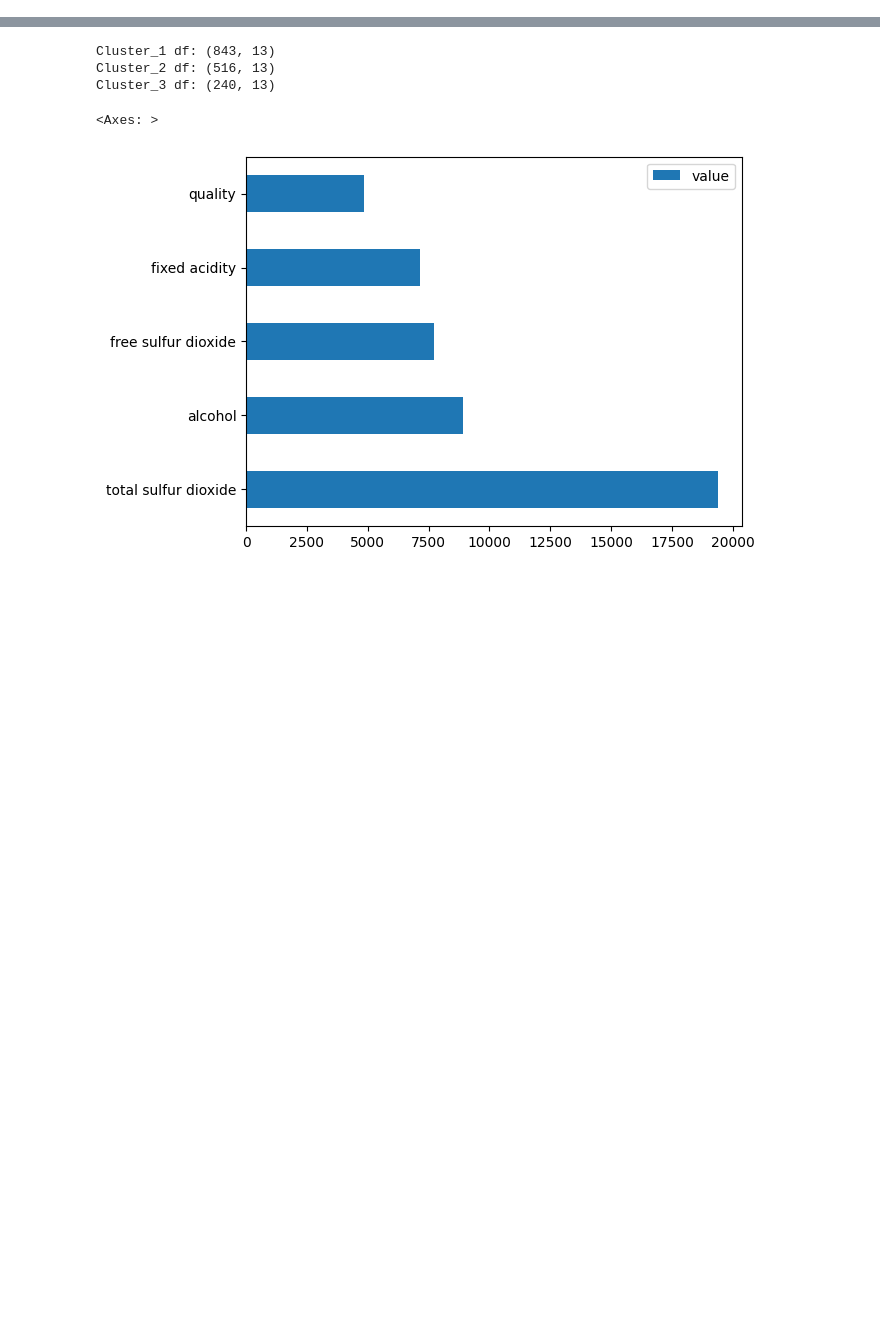
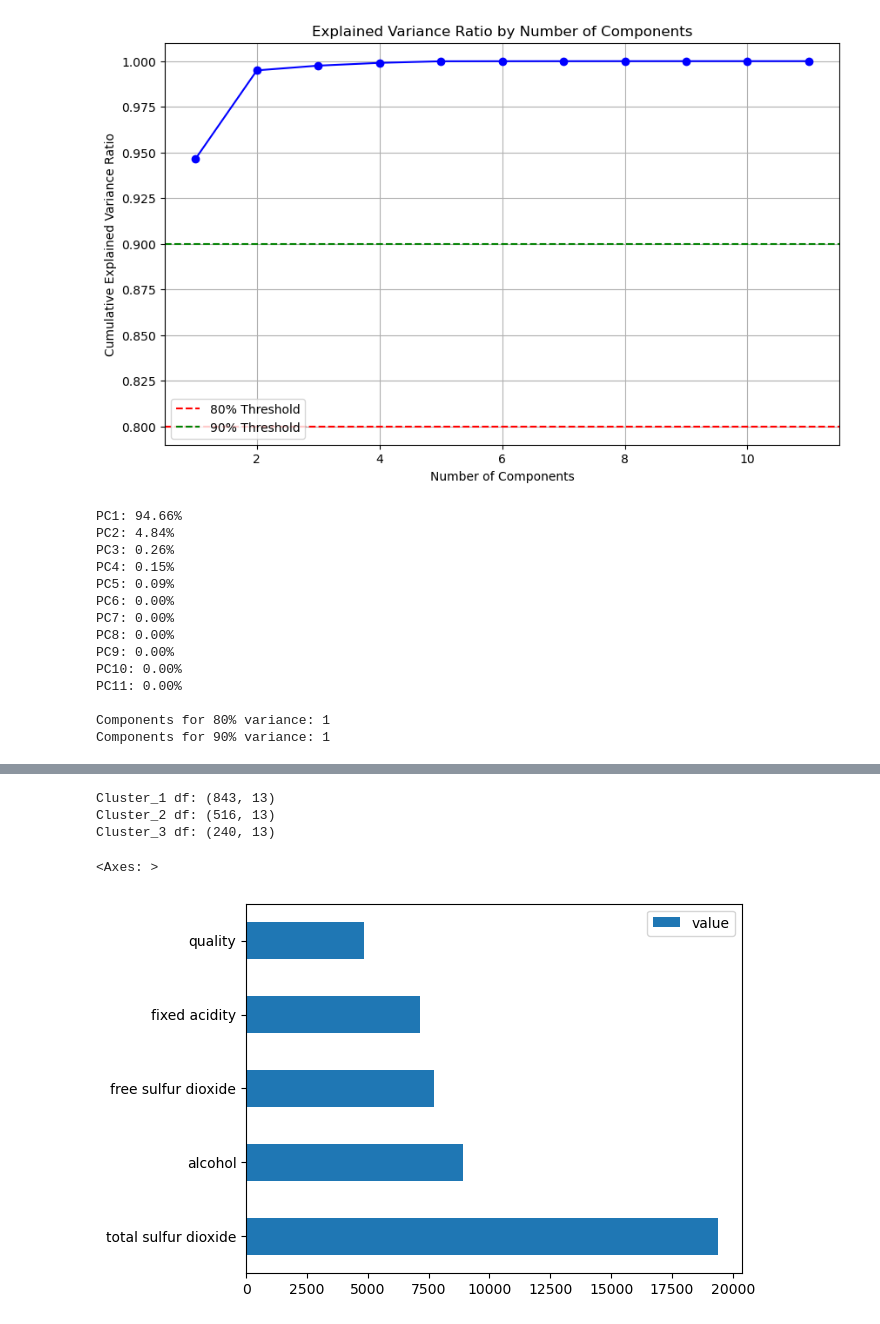
Before and after one commit to Kyaputan/Lab3-Machine-Learning, a Jupyter notebook: Linear_Model/ex07/Wine.ipynb, the cells around one changed output, grey strips where cells are left out. Drawn from its saved outputs; the diff is of its cells as text; code cells hidden in the pictures; blank space fills up the shorter version.

```diff
--- a/Linear_Model/ex07/Wine.ipynb
+++ b/Linear_Model/ex07/Wine.ipynb
@@ -115,3 +115,58 @@ plt.show()
+# %%
+import numpy as np
+import matplotlib.pyplot as plt
+from sklearn.decomposition import PCA
+
+# Fit PCA to your data
+pca = PCA()
+pca.fit(X)
+
+# Calculate cumulative explained variance ratio
+cumulative_variance_ratio = np.cumsum(pca.explained_variance_ratio_)
+
+# Plotting
+plt.figure(figsize=(10, 6))
+plt.plot(range(1, len(cumulative_variance_ratio) + 1),
+         cumulative_variance_ratio,
+         'bo-')
+plt.xlabel('Number of Components')
+plt.ylabel('Cumulative Explained Variance Ratio')
+plt.title('Explained Variance Ratio by Number of Components')
+
+# Add horizontal lines for 80% and 90% thresholds
+plt.axhline(y=0.8, color='r', linestyle='--', label='80% Threshold')
+plt.axhline(y=0.9, color='g', linestyle='--', label='90% Threshold')
+
+plt.legend()
+plt.grid(True)
+plt.show()
+
+# Print out detailed variance information
+for i, ratio in enumerate(pca.explained_variance_ratio_, 1):
+    print(f"PC{i}: {ratio*100:.2f}%")
+
+# Find number of components for 80% and 90% variance
+components_80 = np.argmax(cumulative_variance_ratio >= 0.8) + 1
+components_90 = np.argmax(cumulative_variance_ratio >= 0.9) + 1
+
+print(f"\nComponents for 80% variance: {components_80}")
+print(f"Components for 90% variance: {components_90}")
+# %% [output]
+[figure, added]
+PC1: 94.66%
+PC2: 4.84%
+PC3: 0.26%
+PC4: 0.15%
+PC5: 0.09%
+PC6: 0.00%
+PC7: 0.00%
+PC8: 0.00%
+PC9: 0.00%
+PC10: 0.00%
+PC11: 0.00%
+
+Components for 80% variance: 1
+Components for 90% variance: 1
 # %%
 # Assume from the elbow plot that the optimal number of clusters is 3
 optimal_clusters = 3
```
Also changed, not shown: parts of 5 cells of this notebook, 5 other files.
